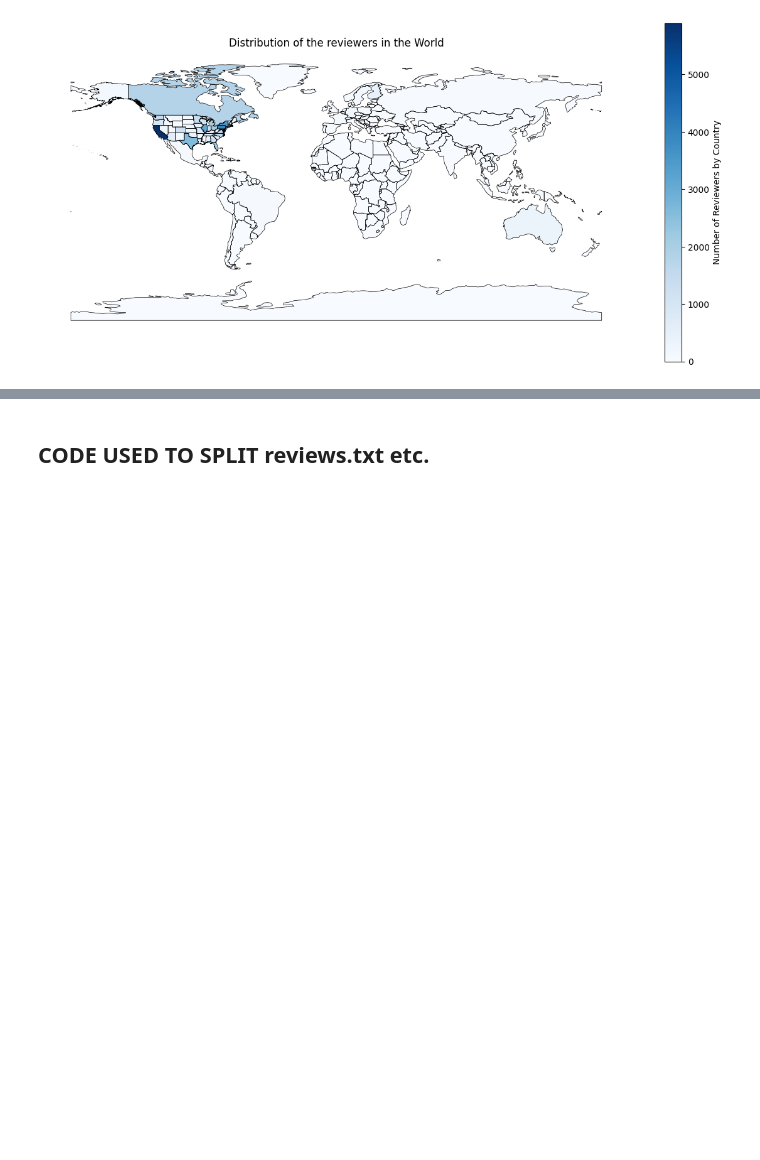
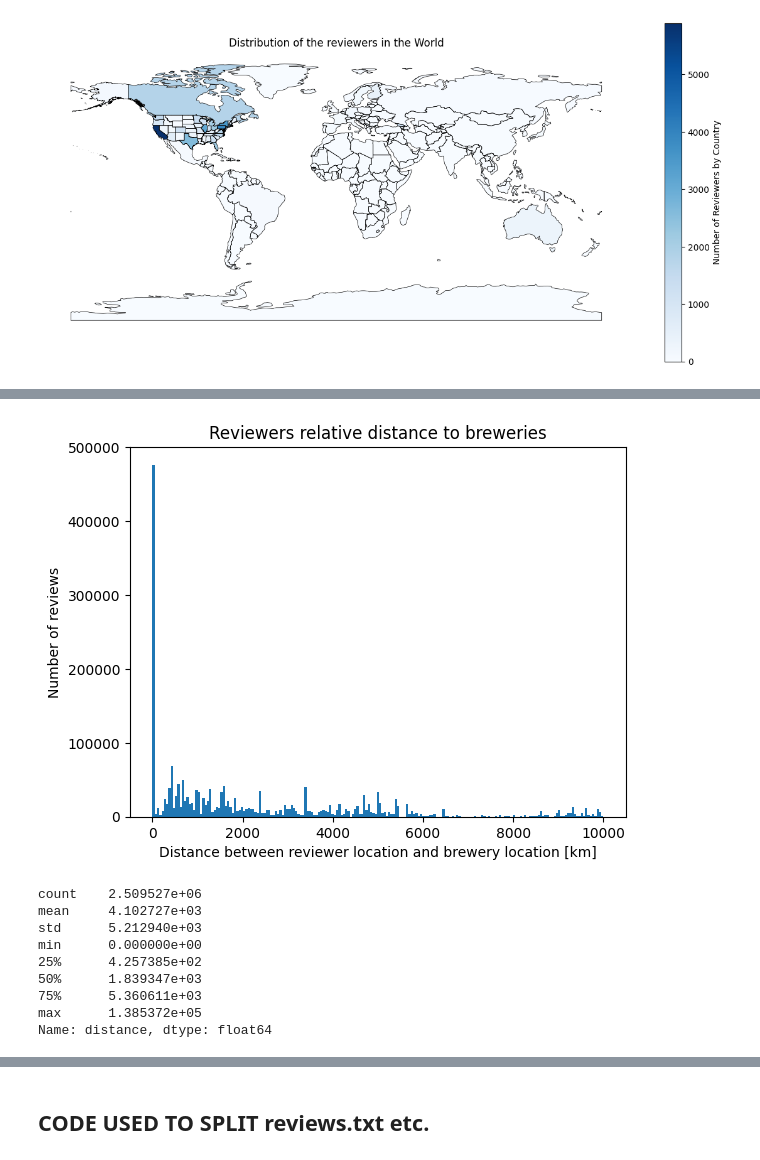
Before and after one commit to epfl-ada/ada-2023-project-todolegax, a Jupyter notebook: data_prepro_BA_Axel_Tom.ipynb, the cells around one changed output, grey strips where cells are left out. Drawn from its saved outputs; the diff is of its cells as text; code cells hidden in the pictures; blank space fills up the shorter version.

```diff
--- a/data_prepro_BA_Axel_Tom.ipynb
+++ b/data_prepro_BA_Axel_Tom.ipynb
@@ -588,0 +589,5 @@ Only as test
+# %%
+# Add centroid to world dataset
+world_with_US_states['centroids'] = world_with_US_states['geometry'].to_crs(3857).centroid
+world_with_US_states = world_with_US_states.set_index('name')
+display(world_with_US_states)
@@ -588,0 +609,10 @@ Only as test
+# %%
+#test = world_with_US_states.loc[breweries_loc['brewery_state']].centroids
+brew_cen = pd.merge(breweries_loc,world_with_US_states,left_on=['brewery_state'],right_on=['name'],how='inner')
+brew_cen.rename(columns={'centroids': 'brewery_centroid'}, inplace = True)
+brew_cen = brew_cen.drop(['geometry','nbr_beers','brewery_name'], axis=1)
+user_cen = pd.merge(users_loc,world_with_US_states,left_on=['user_state'],right_on=['name'],how='inner')
+user_cen = user_cen.drop(['geometry','nbr_ratings','nbr_reviews','user_name','joined'], axis=1)
+user_cen.rename(columns={'centroids': 'user_centroid'}, inplace = True)
+display(user_cen)
+display(brew_cen)
@@ -588,0 +646,5 @@ Only as test
+# %%
+review_brew_user = reviews_filt[['brewery_id','user_id']].copy(deep=True)
+review_brew_user = pd.merge(review_brew_user,brew_cen,on=['brewery_id'],how='inner')
+review_brew_user = pd.merge(review_brew_user,user_cen,on=['user_id'],how='inner')
+display(review_brew_user)
@@ -588,0 +665,6 @@ Only as test
+# %%
+rev_distance = review_brew_user.copy(deep=True)
+#rev_distance = rev_distance.head(100000)
+rev_distance['distance'] = rev_distance.apply(lambda row: row['brewery_centroid'].distance(row['user_centroid'])/1000, axis=1)
+
+display(rev_distance.sample(3))
@@ -588,0 +689,19 @@ Only as test
+# %%
+plt.hist(rev_distance['distance'],bins=np.linspace(0,10000,200))
+# Set x and y labels and the title
+plt.xlabel('Distance between reviewer location and brewery location [km]')
+plt.ylabel('Number of reviews')
+plt.title('Reviewers relative distance to breweries')
+plt.show()
+rev_distance['distance'].describe()
+# %% [output]
+[figure, added]
+count    2.509527e+06
+mean     4.102727e+03
+std      5.212940e+03
+min      0.000000e+00
+25%      4.257385e+02
+50%      1.839347e+03
+75%      5.360611e+03
+max      1.385372e+05
+Name: distance, dtype: float64
```
Also changed, not shown: parts of 18 cells of this notebook.
